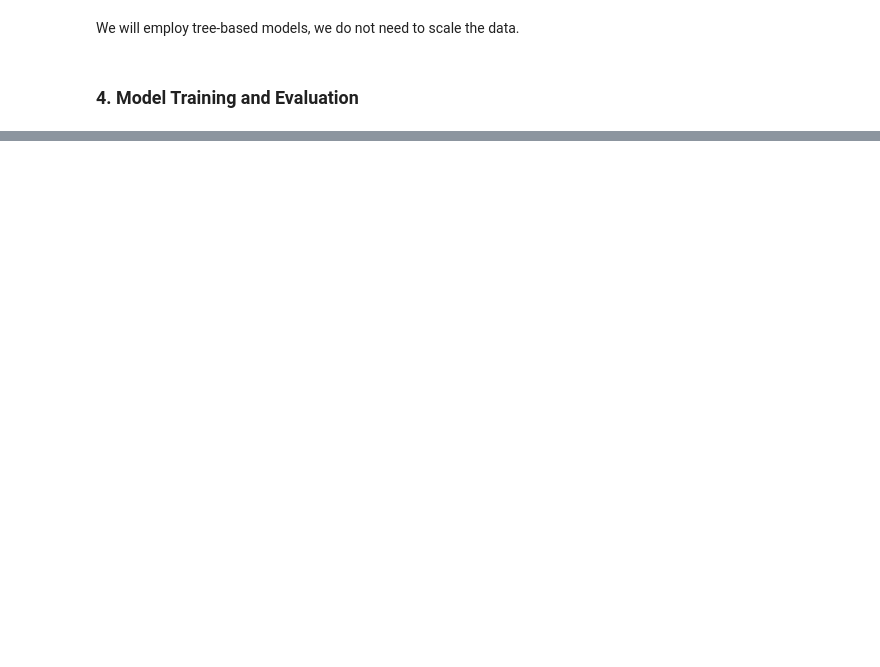
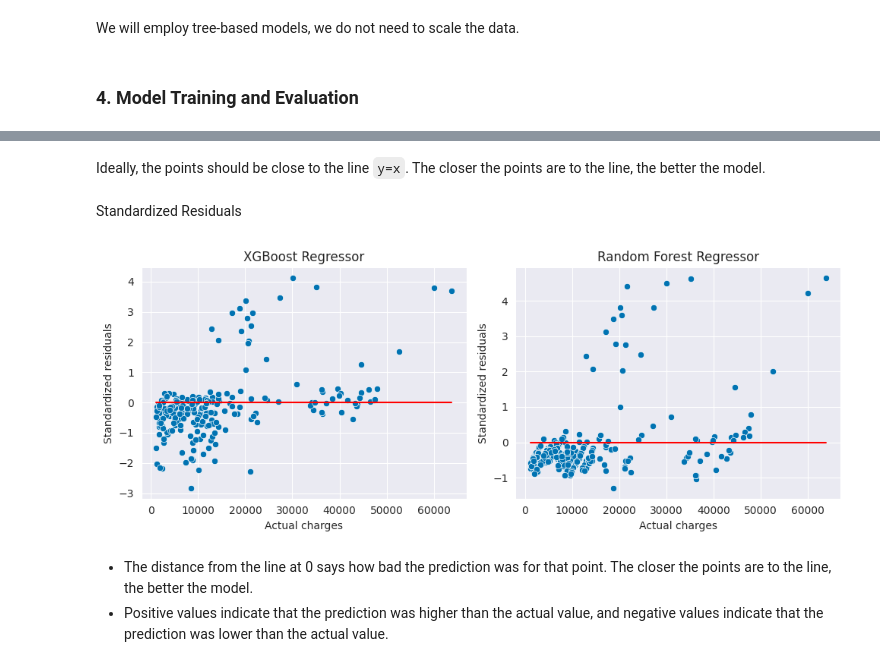
Before and after one commit to mijanr/PredEngine, a Jupyter notebook: 1_regression/notebooks/InsurancePricePrediction.ipynb, the cells around one changed output, grey strips where cells are left out. Cells and saved outputs as stored; diff of their text form; code cells hidden in the pictures; blank space fills up the shorter version.

```diff
--- a/1_regression/notebooks/InsurancePricePrediction.ipynb
+++ b/1_regression/notebooks/InsurancePricePrediction.ipynb
@@ -180,0 +357,30 @@ Not a bad result for a first try! We can try to improve the model by tuning the
+# %% [markdown]
+Ideally, the points should be close to the line `y=x`. The closer the points are to the line, the better the model.
+# %% [markdown]
+Standardized Residuals
+# %%
+# residuals
+fig, ax = plt.subplots(1, 2, figsize=(10, 4))
+residuals_xgb = y_test - xgb_score['y_pred']
+std_res_xgb = residuals_xgb / residuals_xgb.std()
+sns.scatterplot(x=y_test, y=std_res_xgb, ax=ax[0])
+sns.lineplot(x=y_test, y=0, color='red', ax=ax[0])
+ax[0].set_title('XGBoost Regressor')
+ax[0].set_xlabel('Actual charges')
+ax[0].set_ylabel('Standardized residuals')
+
+residuals_rf = y_test - rf_score['y_pred']
+std_res_rf = residuals_rf / residuals_rf.std()
+sns.scatterplot(x=y_test, y=std_res_rf, ax=ax[1])
+sns.lineplot(x=y_test, y=0, color='red', ax=ax[1])
+ax[1].set_title('Random Forest Regressor')
+ax[1].set_xlabel('Actual charges')
+ax[1].set_ylabel('Standardized residuals')
+
+plt.tight_layout()
+plt.show()
+# %% [output]
+[figure, added]
+# %% [markdown]
+- The distance from the line at 0 says how bad the prediction was for that point. The closer the points are to the line, the better the model.
+- Positive values indicate that the prediction was higher than the actual value, and negative values indicate that the prediction was lower than the actual value.
```
Also changed, not shown: parts of 53 cells of this notebook.
